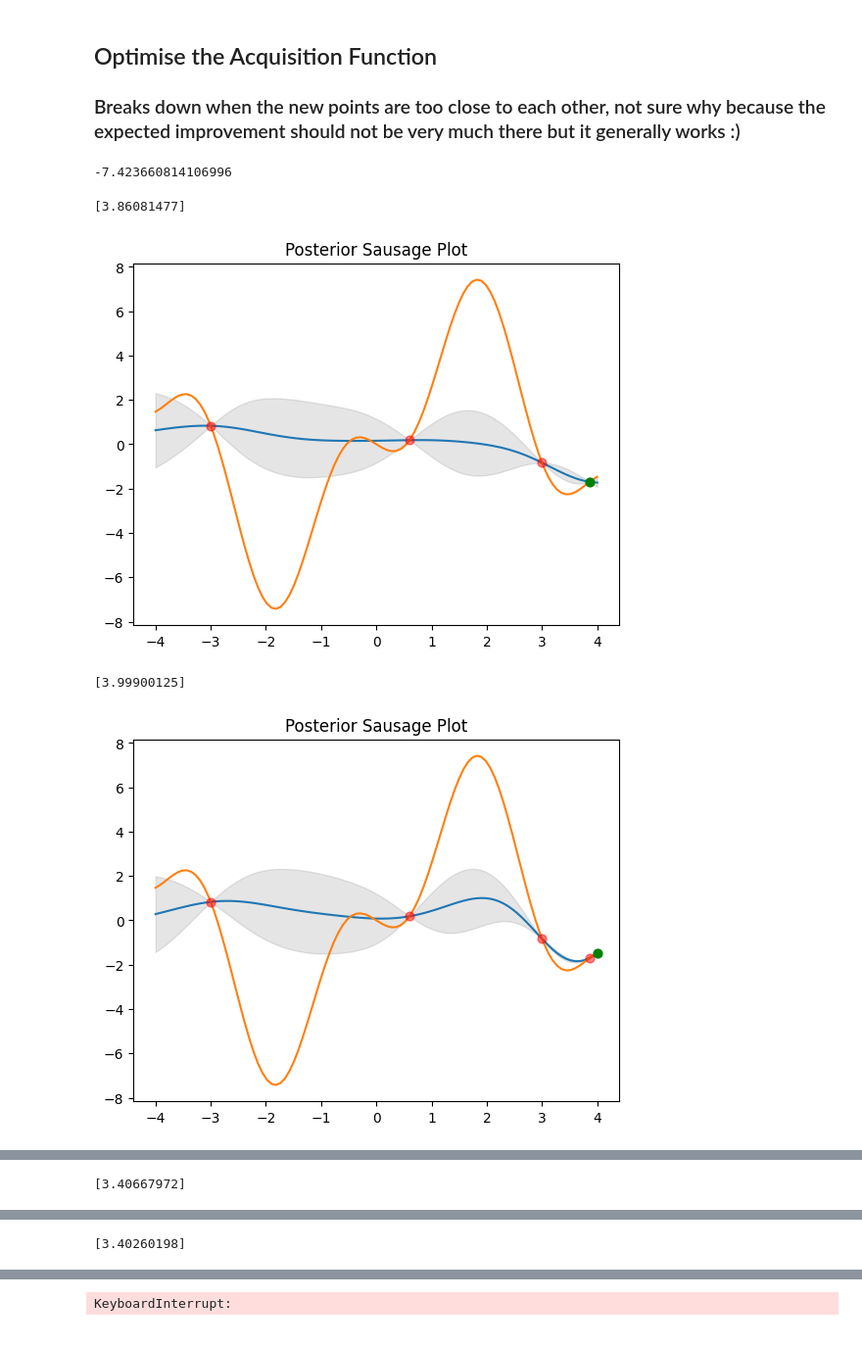
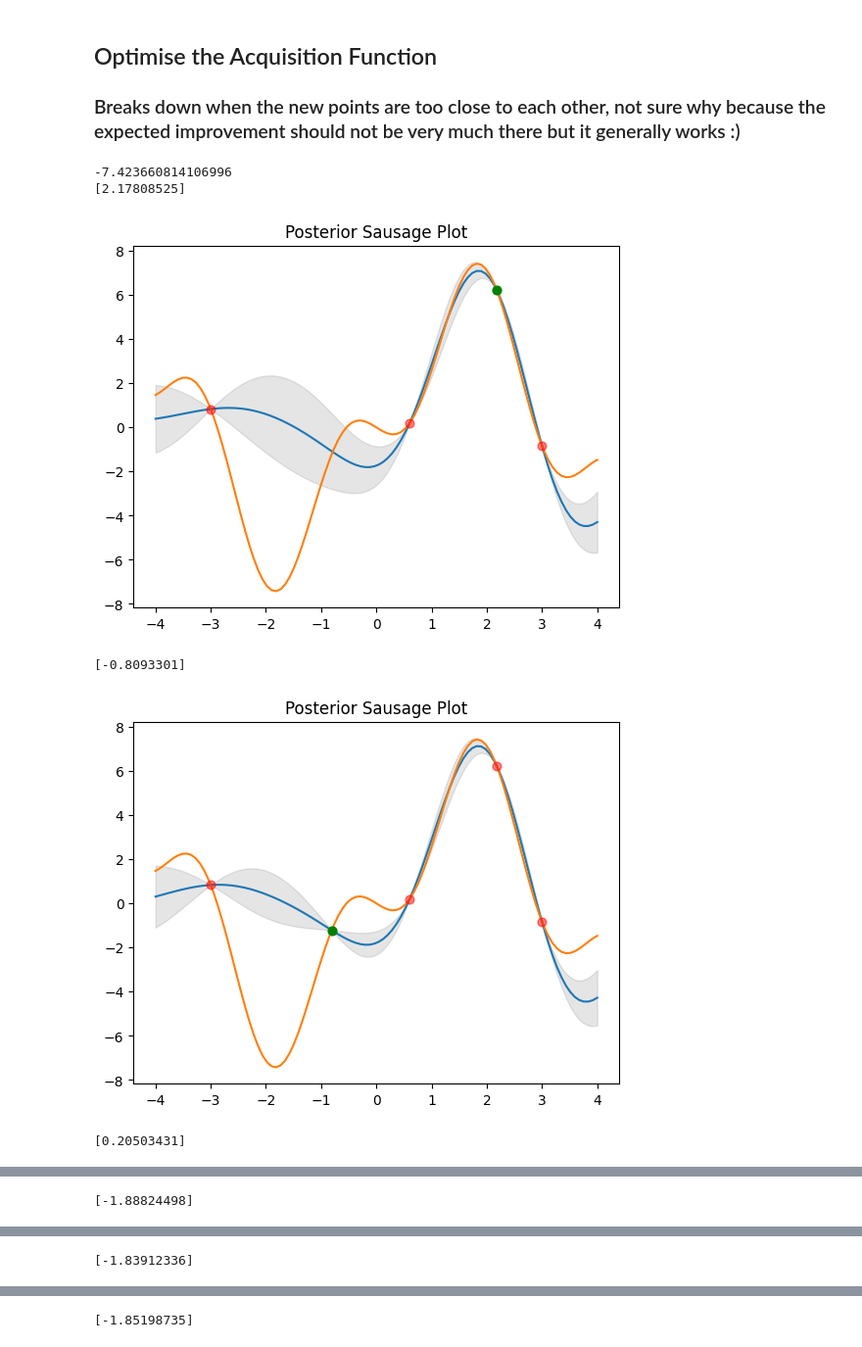
Before and after one commit to Stebbet/GaussianProcess, a Jupyter notebook: sample.ipynb, the cells around one changed output, grey strips where cells are left out. Shown at 98% size. Saved outputs shown, nothing was run; the diff lists cells and outputs as text; code cells hidden in the pictures.

```diff
--- a/sample.ipynb
+++ b/sample.ipynb
@@ -159,7 +159,7 @@ def EI_opt(x, train_X, train_Y, f_best):
     x = x.reshape(-1, 1)
 
     # Make predictions
-    num_functions = 100
+    num_functions = 50
     mu_, sigma_ = fit_posterior(x, train_X, train_Y)
     posterior_samples = torch.as_tensor(sample_posterior(mu_, sigma_, num_functions))
 
@@ -210,34 +210,35 @@ while FE < FE_MAX:
     Plot the new posterior distribution to see what's up
     """
     mu_, sigma_ = fit_posterior(X, train_X, train_Y)
     posterior_samples = torch.as_tensor(sample_posterior(mu_, sigma_, num_functions=50))
 
     mu = torch.mean(posterior_samples, dim=0)
     sigma = torch.std(posterior_samples, dim=0)
 
     plt.title("Posterior Sausage Plot")
     plt.plot(X, mu, label='Posterior Mean')
     plt.plot(X, true_function(X), label='True Function')
     plt.scatter(train_X[:-1], train_Y[:-1], label="Training Data", c='r', s=40, alpha=.5, zorder=posterior_samples.shape[0] + 1)
     plt.scatter(train_X[-1], train_Y[-1], label="New Training Data", c='g', s=40, zorder=posterior_samples.shape[0] + 1)
     plt.fill_between(
         X,
         mu - 2 * sigma,
         mu + 2 * sigma,
         alpha=0.2,
         color='grey',
         label='95% confidence interval'
     )
     plt.show()
     FE += 1
 
 plt.plot(regret)
 plt.xlabel('Iteration')
 plt.ylabel('Regret')
 plt.show()
 # %% [output]
 -7.423660814106996
+[2.17808525]
+[figure, new version]
-[3.86081477]
+[-0.8093301]
-[figure, old version]
+[figure, new version]
-[3.99900125]
+[0.20503431]
-[figure, old version]
@@ -244 +246 @@ plt.show()
-[3.40667972]
+[-1.88824498]
@@ -246 +248 @@ plt.show()
-[3.40260198]
+[-1.83912336]
@@ -248 +250 @@ plt.show()
-KeyboardInterrupt:
+[-1.85198735]
```
Also changed, not shown: parts of 4 cells of this notebook.
